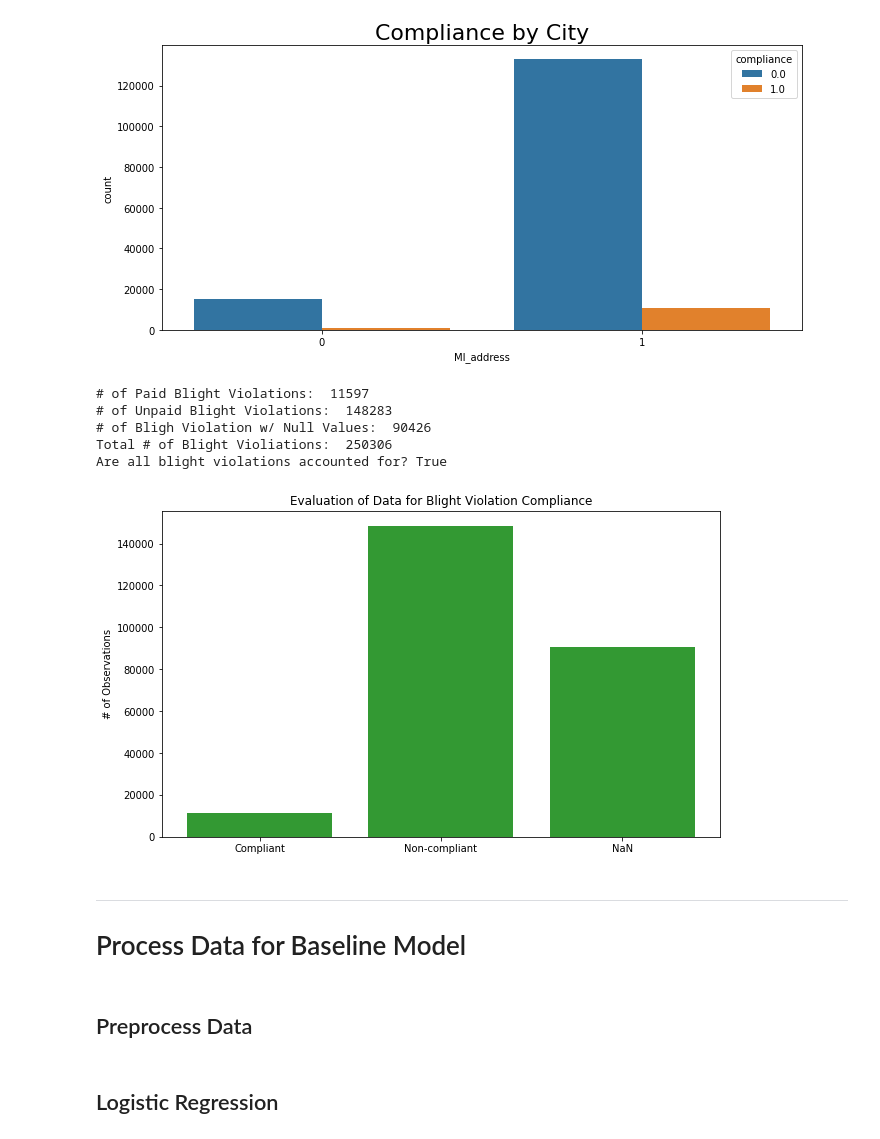
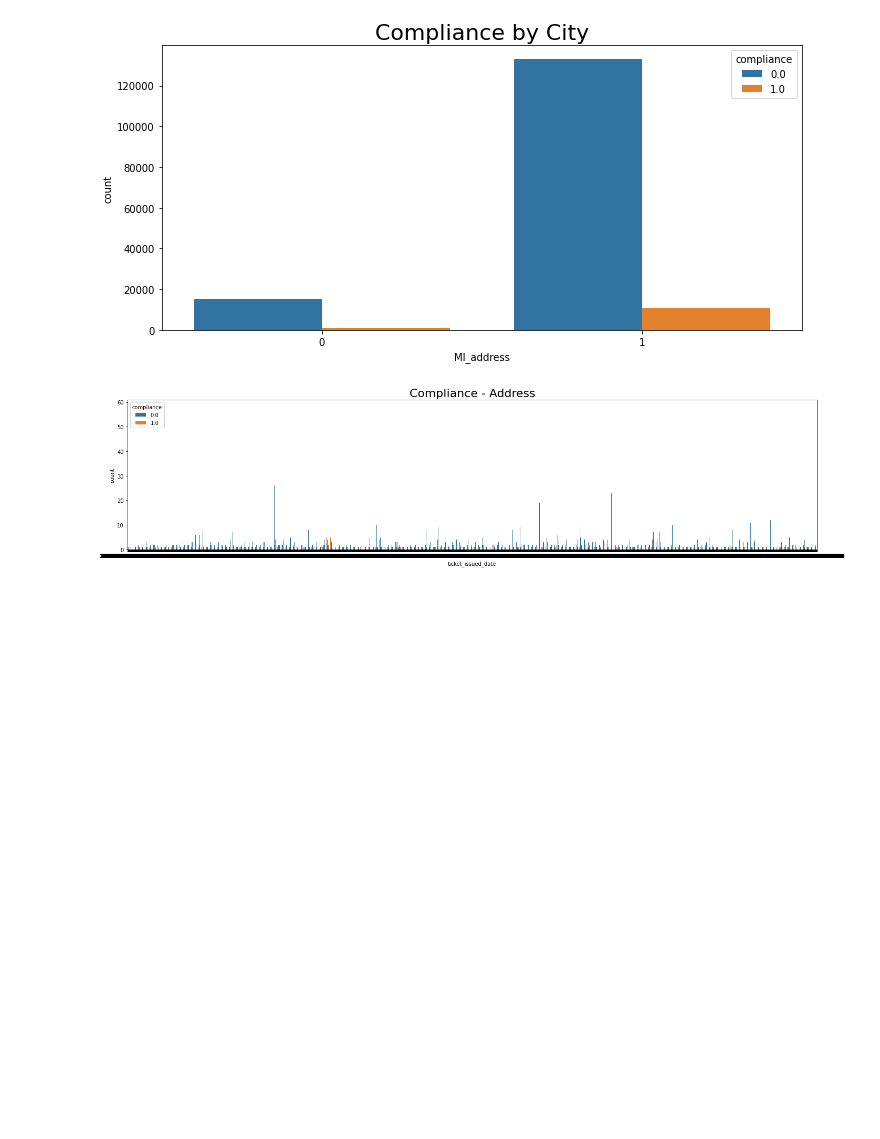
Before and after one commit to Morgan-Sell/detroit-blight-ticket, a Jupyter notebook: supervised_ml.ipynb, the cells around one changed output. Cells and saved outputs as stored; diff of their text form; code cells hidden in the pictures; blank space fills up the shorter version.

```diff
--- a/supervised_ml.ipynb
+++ b/supervised_ml.ipynb
@@ -313,45 +350,9 @@ plt.tight_layout();
 # %% [output]
 [figure]
 # %%
-plt.figure(figsize=(10,5))
-sns.countplot(x='MI_address', data=train2, hue='compliance')
+plt.figure(figsize=(20,5))
+sns.countplot(x='ticket_issued_date', data=train2, hue='compliance')
 plt.title('Compliance - Address', fontsize=22)
 plt.tight_layout();
+# %% [output]
+[figure, added]
-# %%
-# Bar plot examing the breakdown of the "compliance" observations prior to imputation.
-num_comp = list(train_df['compliance']).count(1)
-num_non_comp = list(train_df['compliance']).count(0)
-num_na = sum(np.isnan(train_df['compliance']))
-count_total = num_comp + num_non_comp + num_na
-
-print('# of Paid Blight Violations: ', str(list(train_df['compliance']).count(1)))
-print('# of Unpaid Blight Violations: ', str(list(train_df['compliance']).count(0)))
-print('# of Bligh Violation w/ Null Values: ', str(sum(np.isnan(train_df['compliance']))))
-print('Total # of Blight Violiations: ', str(len(train_df['compliance'])))
-print('Are all blight violations accounted for?', count_total == len(train_df['compliance']))
-
-plot_labels = ['Compliant', 'Non-compliant', 'NaN']
-plot_vals = [num_comp, num_non_comp, num_na]
-x_pos = list(range(len(plot_labels)))
-
-plt.figure(figsize=(10,6))
-plt.bar(x_pos, plot_vals, align='center', color='g', alpha=0.8)
-
-plt.ylabel('# of Observations')
-plt.xticks(x_pos, plot_labels)
-plt.title('Evaluation of Data for Blight Violation Compliance')
-plt.show();
-# %% [output]
-# of Paid Blight Violations:  11597
-# of Unpaid Blight Violations:  148283
-# of Bligh Violation w/ Null Values:  90426
-Total # of Blight Violiations:  250306
-Are all blight violations accounted for? True
-[figure, removed]
-# %% [markdown]
----
-# Process Data for Baseline Model
-# %% [markdown]
-##  Preprocess Data
-# %% [markdown]
-## Logistic Regression
```
Also changed, not shown: parts of 12 cells of this notebook.
